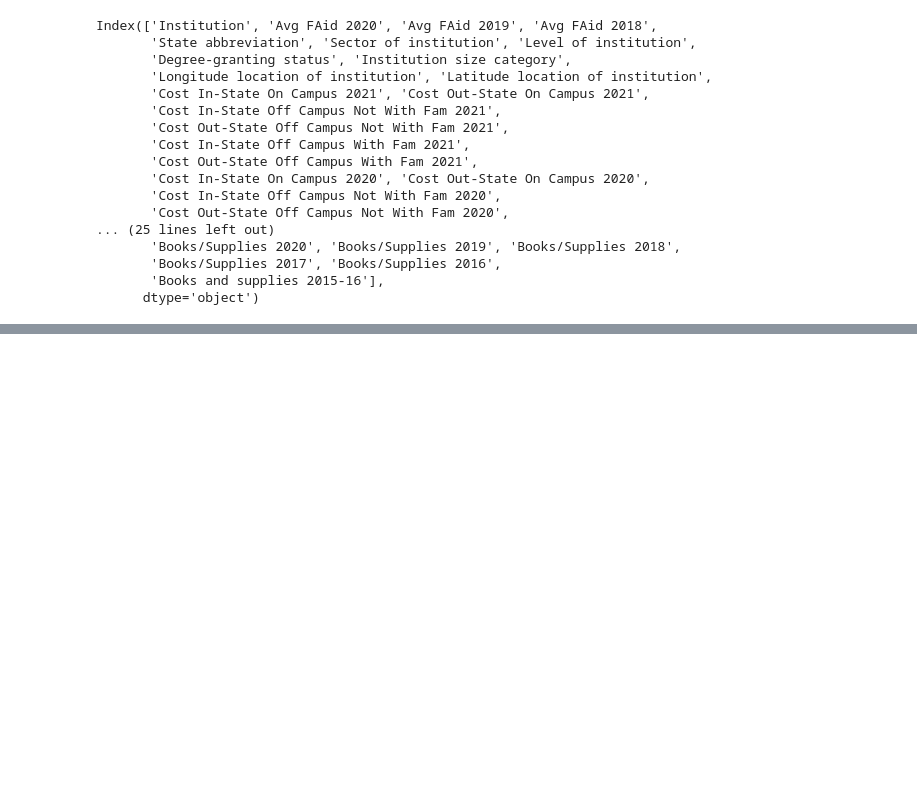
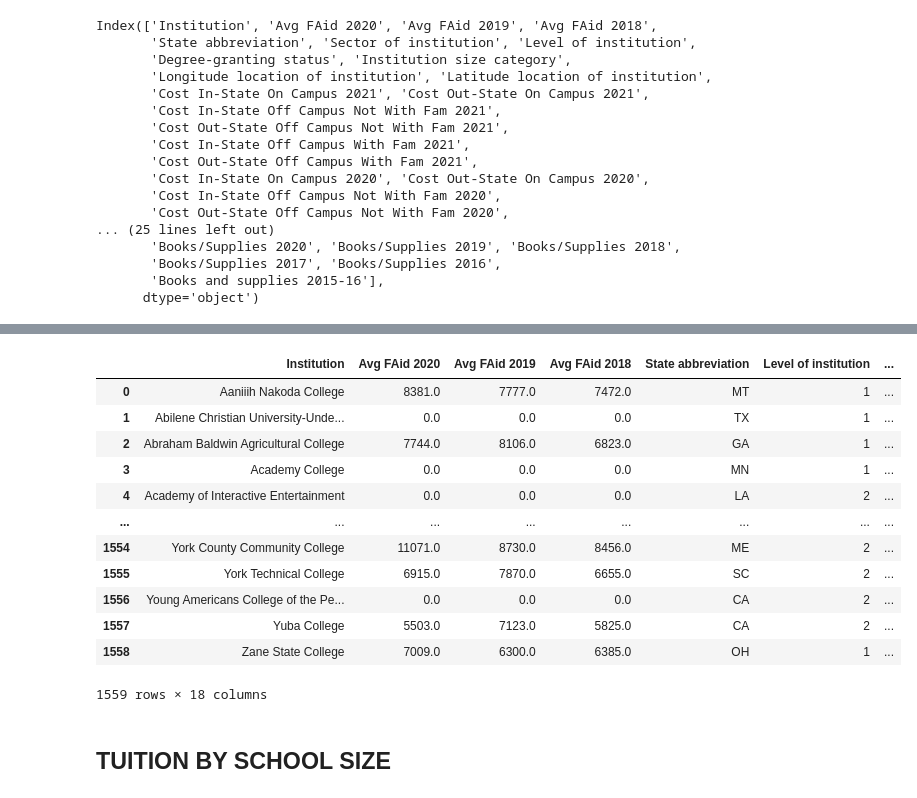
Before and after one commit to anthonybpino/Project-1-Undergrad-Student-Data, a Jupyter notebook: project1dlm.ipynb, the cells around one changed output, grey strips where cells are left out. Drawn from its saved outputs; the diff is of its cells as text; code cells hidden in the pictures; blank space fills up the shorter version.

```diff
--- a/project1dlm.ipynb
+++ b/project1dlm.ipynb
@@ -277,0 +256,72 @@ edu_clean_df
+# %%
+tuition_df=edu_clean_df.loc[:, edu_clean_df.columns.drop(['Cost Out-State On Campus 2021',
+                                                          'Cost In-State On Campus 2021',
+                                                          'Cost Out-State Off Campus With Fam 2021',
+                                                          'Cost Out-State Off Campus Not With Fam 2021',
+                                                          'Cost In-State Off Campus With Fam 2021',
+                                                          'Cost In-State Off Campus Not With Fam 2021',
+                                                          'Cost Out-State On Campus 2020',
+                                                          'Cost In-State On Campus 2020',
+                                                          'Cost Out-State Off Campus With Fam 2020',
+                                                          'Cost In-State Off Campus With Fam 2020',
+                                                          'Cost In-State Off Campus Not With Fam 2020',
+                                                          'Cost Out-State Off Campus Not With Fam 2020',
+                                                          'Cost Out-State On Campus 2019',
+                                                          'Cost In-State On Campus 2019',
+                                                          'Cost In-State Off Campus With Fam 2019',
+                                                          'Cost Out-State Off Campus With Fam 2019',
+                                                          'Cost In-State Off Campus Not With Fam 2019',
+                                                          'Cost Out-State Off Campus Not With Fam 2019',
+                                                          'Cost Out-State On Campus 2018',
+                                                          'Cost In-State On Campus 2018',
+                                                          'Cost In-State Off Campus With Fam 2018',
+                                                          'Cost Out-State Off Campus With Fam 2018',
+                                                          'Cost In-State Off Campus Not With Fam 2018',
+                                                          'Cost Out-State Off Campus Not With Fam 2018',
+                                                          'Cost Out-State On Campus 2017',
+                                                          'Cost In-State On Campus 2017',
+                                                          'Cost In-State Off Campus With Fam 2017',
+                                                          'Cost Out-State Off Campus With Fam 2017',
+                                                          'Cost In-State Off Campus Not With Fam 2017',
+                                                          'Cost Out-State Off Campus Not With Fam 2017',
+                                                          'Cost Out-State On Campus 2016',
+                                                          'Cost In-State On Campus 2016',
+                                                          'Cost In-State Off Campus With Fam 2016',
+                                                          'Cost Out-State Off Campus With Fam 2016',
+                                                          'Cost In-State Off Campus Not With Fam 2016',
+                                                          'Cost Out-State Off Campus Not With Fam 2016',
+                                                          'Sector of institution',
+                                                          'Books/Supplies 2021',
+                                                          'Books/Supplies 2020',
+                                                          'Books/Supplies 2019',
+                                                          'Books/Supplies 2018',
+                                                          'Books/Supplies 2017',
+                                                          'Books/Supplies 2016',
+                                                          'Books and supplies 2015-16',
+                                                          'Avg Net Student Aid or Scholarship 2015'])]
+
+tuition_copy_df=tuition_df.copy()
+tuition_df["Tuition 2021"] = tuition_df["Tuition 2021"].map("${:,.2f}".format)
+tuition_df["Tuition 2020"] = tuition_df["Tuition 2020"].map("${:,.2f}".format)
+tuition_df["Tuition 2019"] = tuition_df["Tuition 2019"].map("${:,.2f}".format)
+tuition_df["Tuition 2018"] = tuition_df["Tuition 2018"].map("${:,.2f}".format)
+tuition_df["Tuition 2017"] = tuition_df["Tuition 2017"].map("${:,.2f}".format)
+tuition_df["Tuition 2016"] = tuition_df["Tuition 2016"].map("${:,.2f}".format)
+
+tuition_df
+# %% [output]
+|  | Institution | Avg FAid 2020 | Avg FAid 2019 | Avg FAid 2018 | State abbreviation | Level of institution | ... |
+| 0 | Aaniiih Nakoda College | 8381.0 | 7777.0 | 7472.0 | MT | 1 | ... |
+| 1 | Abilene Christian University-Unde... | 0.0 | 0.0 | 0.0 | TX | 1 | ... |
+| 2 | Abraham Baldwin Agricultural College | 7744.0 | 8106.0 | 6823.0 | GA | 1 | ... |
+| 3 | Academy College | 0.0 | 0.0 | 0.0 | MN | 1 | ... |
+| 4 | Academy of Interactive Entertainment | 0.0 | 0.0 | 0.0 | LA | 2 | ... |
+| ... | ... | ... | ... | ... | ... | ... | ... |
+| 1554 | York County Community College | 11071.0 | 8730.0 | 8456.0 | ME | 2 | ... |
+| 1555 | York Technical College | 6915.0 | 7870.0 | 6655.0 | SC | 2 | ... |
+| 1556 | Young Americans College of the Pe... | 0.0 | 0.0 | 0.0 | CA | 2 | ... |
+| 1557 | Yuba College | 5503.0 | 7123.0 | 5825.0 | CA | 2 | ... |
+| 1558 | Zane State College | 7009.0 | 6300.0 | 6385.0 | OH | 1 | ... |
+1559 rows × 18 columns
+# %% [markdown]
+## TUITION BY SCHOOL SIZE
```
Also changed, not shown: parts of 16 cells of this notebook, 1 other file.
